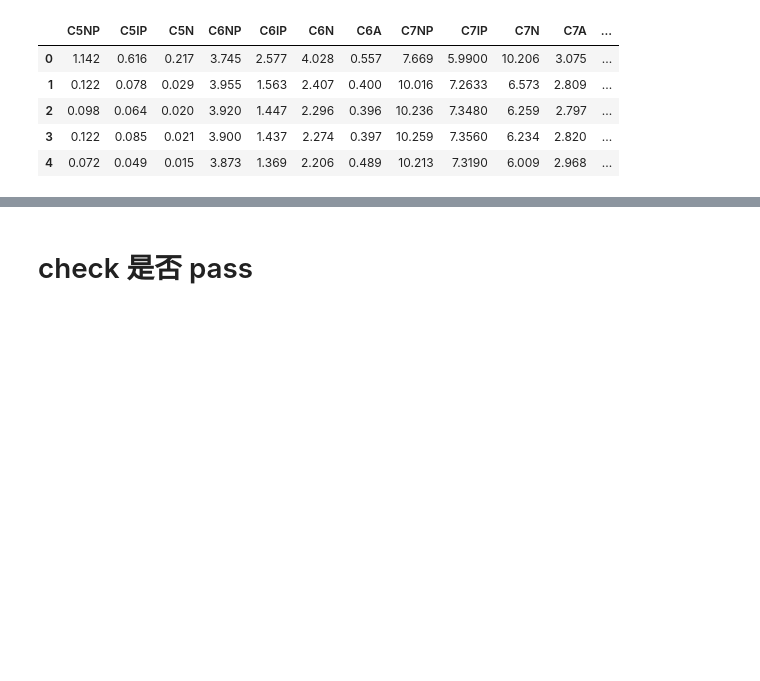
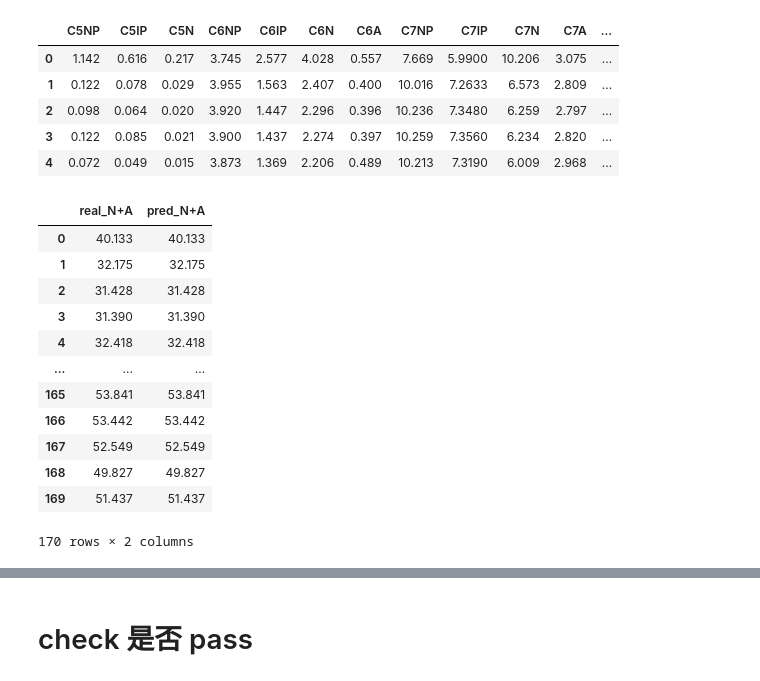
Before and after one commit to skywalker0803r/oil_web, a Jupyter notebook: 開發過程文件/第四版模組開發_SVR_序列預測.ipynb, the cells around one changed output, grey strips where cells are left out. Saved outputs shown, nothing was run; the diff lists cells and outputs as text; code cells hidden in the pictures; blank space fills up the shorter version.

```diff
--- a/開發過程文件/第四版模組開發_SVR_序列預測.ipynb
+++ b/開發過程文件/第四版模組開發_SVR_序列預測.ipynb
@@ -115,6 +145,25 @@ y_test.head()
 | 2 | 0.098 | 0.064 | 0.020 | 3.920 | 1.447 | 2.296 | 0.396 | 10.236 | 7.3480 | 6.259 | 2.797 | ... |
 | 3 | 0.122 | 0.085 | 0.021 | 3.900 | 1.437 | 2.274 | 0.397 | 10.259 | 7.3560 | 6.234 | 2.820 | ... |
 | 4 | 0.072 | 0.049 | 0.015 | 3.873 | 1.369 | 2.206 | 0.489 | 10.213 | 7.3190 | 6.009 | 2.968 | ... |
+# %%
+temp = pd.DataFrame()
+temp['real_N+A'] = X_test['N+A'].values
+temp['pred_N+A'] = y_pred[N_col].sum(axis=1).values
+temp
+# %% [output]
+|  | real_N+A | pred_N+A |
+| 0 | 40.133 | 40.133 |
+| 1 | 32.175 | 32.175 |
+| 2 | 31.428 | 31.428 |
+| 3 | 31.390 | 31.390 |
+| 4 | 32.418 | 32.418 |
+| ... | ... | ... |
+| 165 | 53.841 | 53.841 |
+| 166 | 53.442 | 53.442 |
+| 167 | 52.549 | 52.549 |
+| 168 | 49.827 | 49.827 |
+| 169 | 51.437 | 51.437 |
+170 rows × 2 columns
 # %%
 def mape(a, b):
     a = np.array(a)
```
Also changed, not shown: parts of 9 cells of this notebook.
